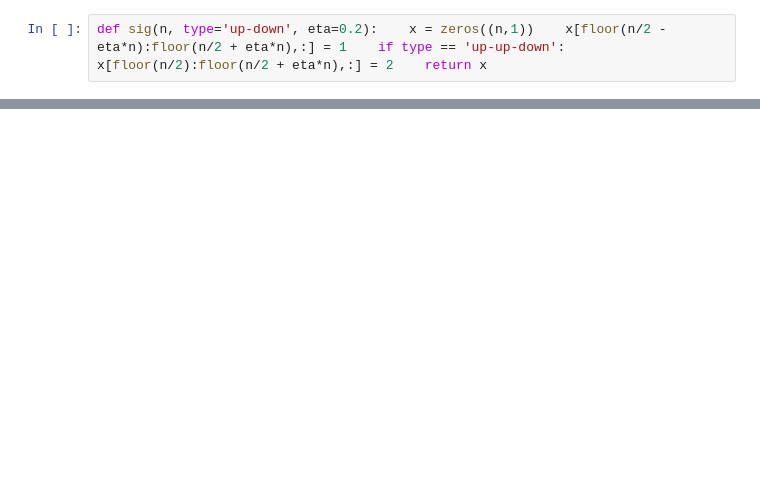
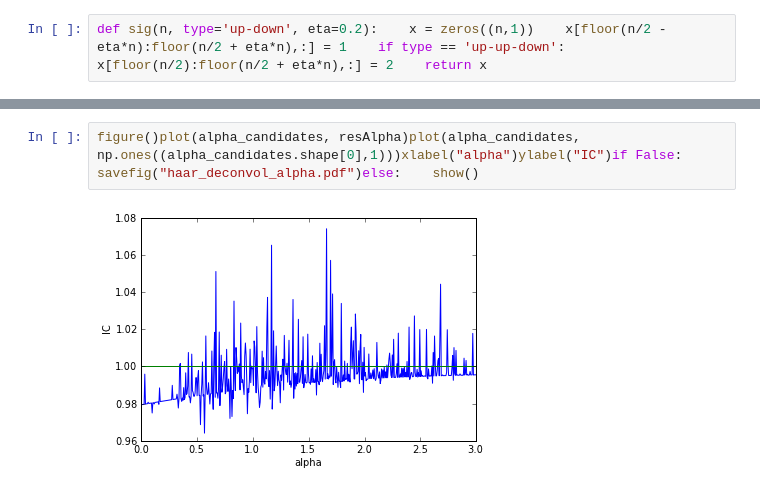
Before and after one commit to svaiter/robust_sparse_analysis_regularization, a Jupyter notebook: haar_deconvolution.ipynb, the cells around one changed output, grey strips where cells are left out. Drawn from its saved outputs; the diff is of its cells as text; blank space fills up the shorter version.

```diff
--- a/haar_deconvolution.ipynb
+++ b/haar_deconvolution.ipynb
@@ -20,0 +41,4 @@ Phi = eye(n)x0 = sig(n,eta=0.05,type='up-down')figure(1)subplot(221)title(r"$x_0
+# %%
+figure()plot(alpha_candidates, resAlpha)plot(alpha_candidates, np.ones((alpha_candidates.shape[0],1)))xlabel("alpha")ylabel("IC")if False:    savefig("haar_deconvol_alpha.pdf")else:    show()
+# %% [output]
+[figure, added]
```
Also changed, not shown: parts of 16 cells of this notebook, 3 other files.
